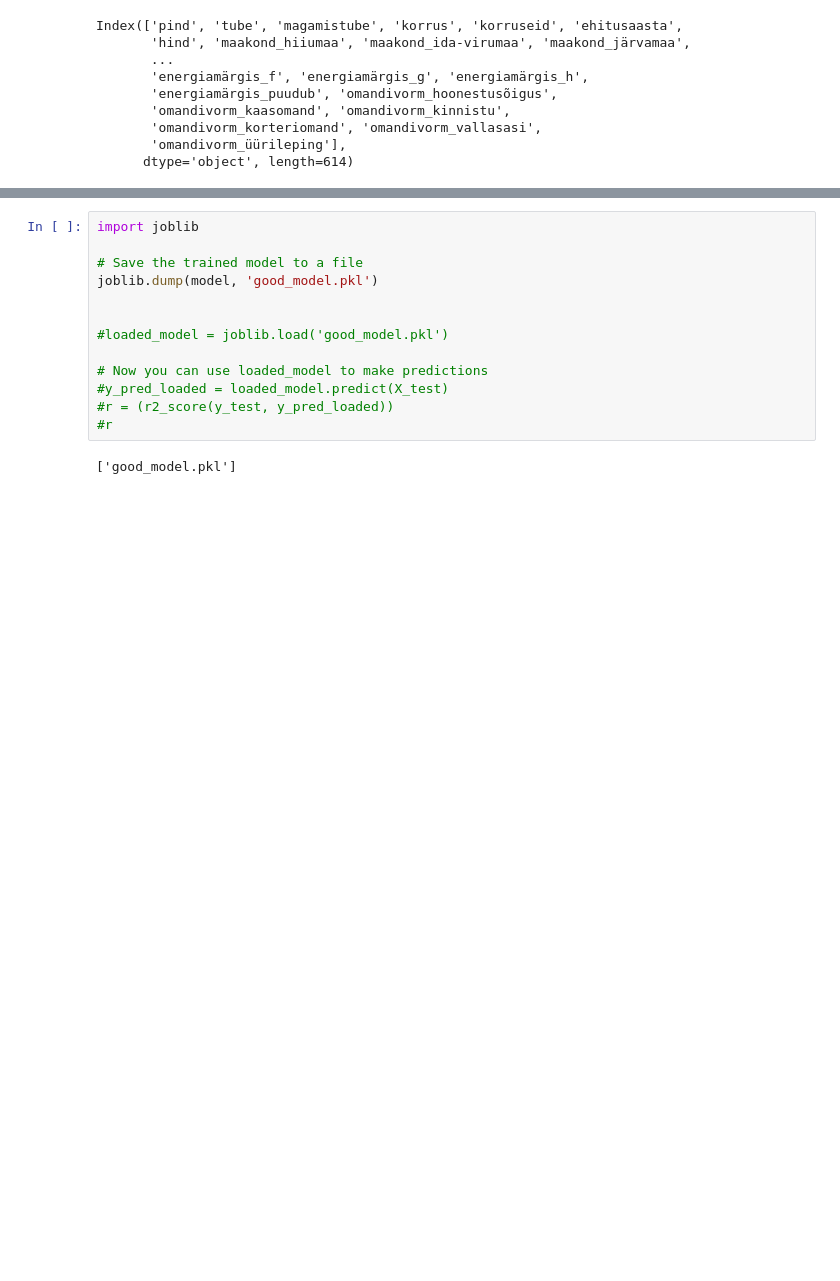
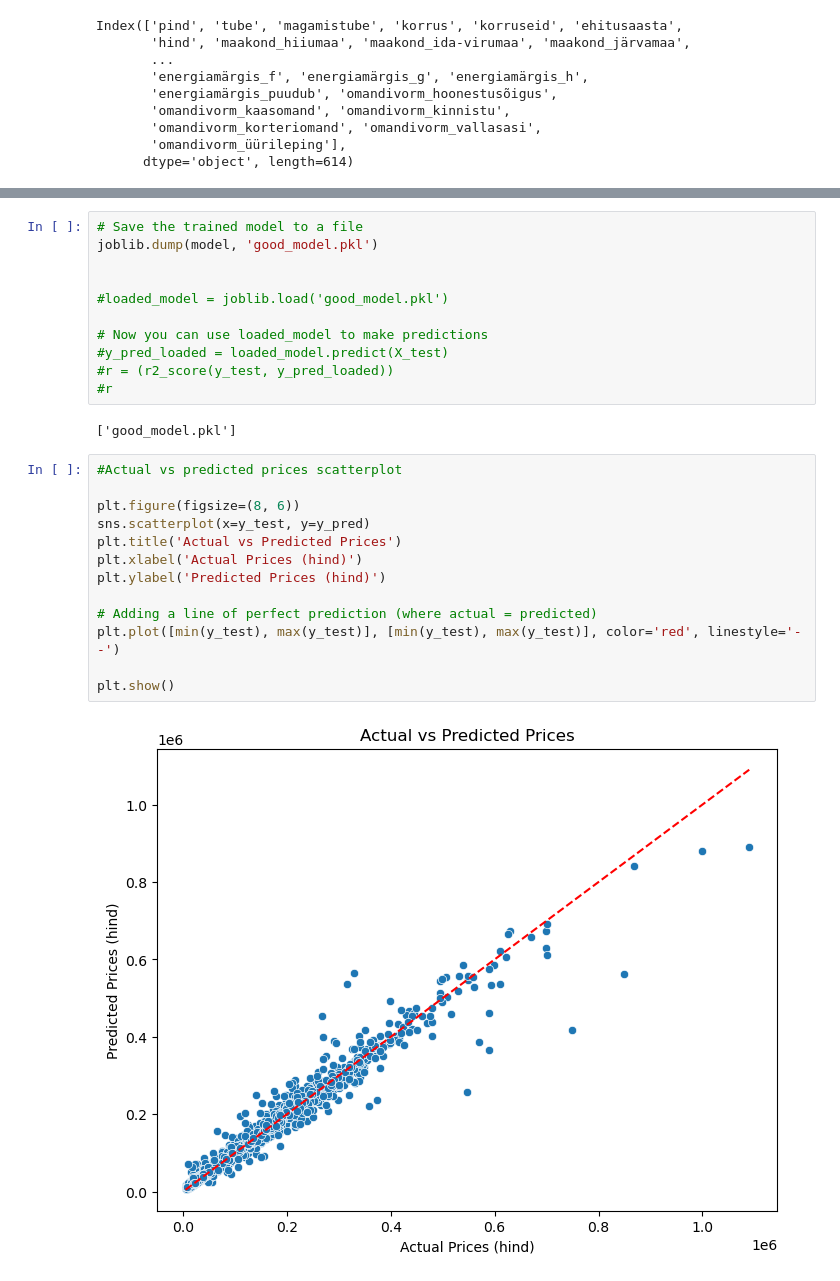
Before and after one commit to RobinHenrik/RealEstatePricePredicing, a Jupyter notebook: RealEstatePricePrediction.ipynb, the cells around one changed output, grey strips where cells are left out. Drawn from its saved outputs; the diff is of its cells as text; blank space fills up the shorter version.

```diff
--- a/RealEstatePricePrediction.ipynb
+++ b/RealEstatePricePrediction.ipynb
@@ -178,6 +265,4 @@ Predicted Price: 141055.26
 # %%
-import joblib
-
 # Save the trained model to a file
 joblib.dump(model, 'good_model.pkl')
 
@@ -190,3 +275,18 @@ joblib.dump(model, 'good_model.pkl')
 #r
 # %% [output]
 ['good_model.pkl']
+# %%
+#Actual vs predicted prices scatterplot
+
+plt.figure(figsize=(8, 6))
+sns.scatterplot(x=y_test, y=y_pred)
+plt.title('Actual vs Predicted Prices')
+plt.xlabel('Actual Prices (hind)')
+plt.ylabel('Predicted Prices (hind)')
+
+# Adding a line of perfect prediction (where actual = predicted)
+plt.plot([min(y_test), max(y_test)], [min(y_test), max(y_test)], color='red', linestyle='--')
+
+plt.show()
+# %% [output]
+[figure, added]
```
Also changed, not shown: parts of 17 cells of this notebook.
